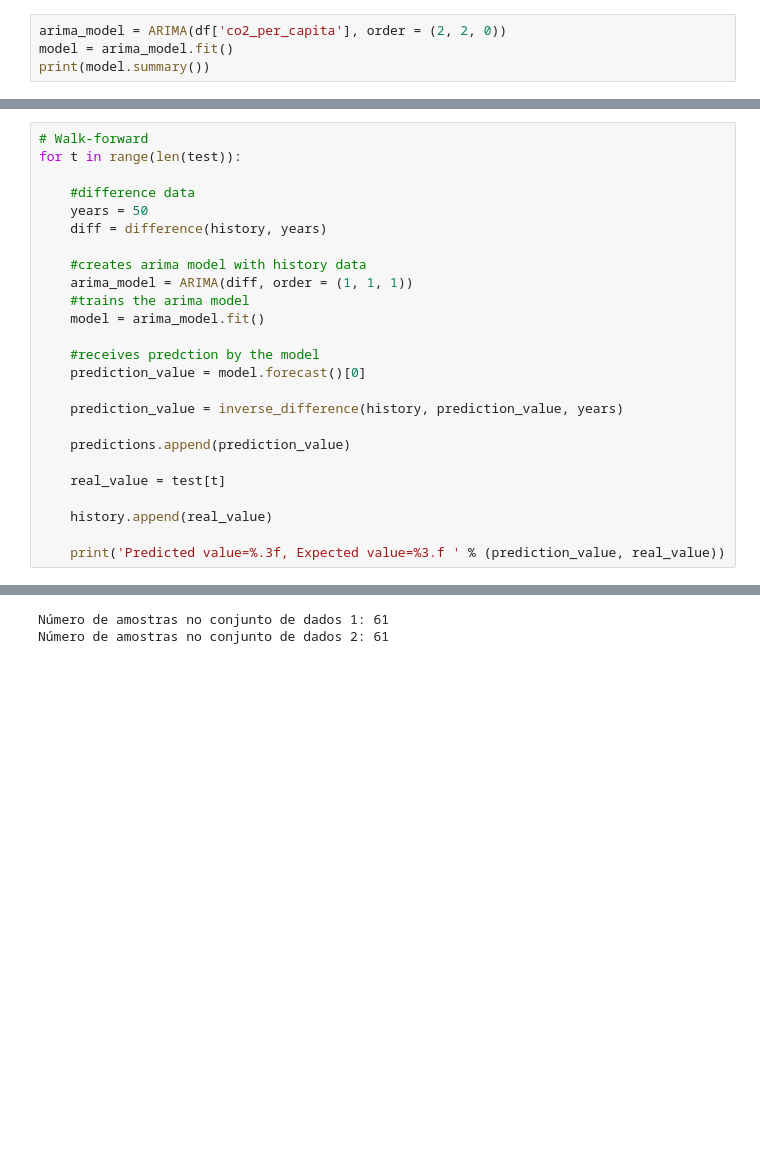
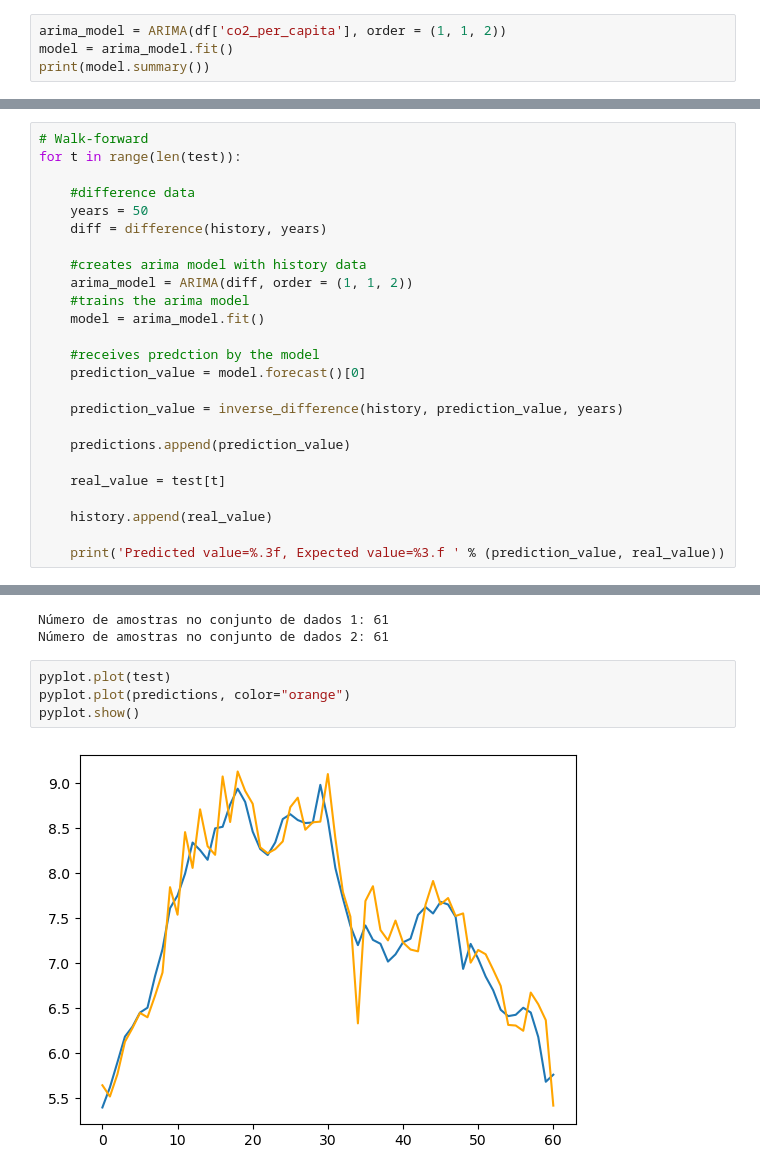
Before and after one commit to L-dos-Santos/final-project, a Jupyter notebook: Final Project.ipynb, the cells around one changed output, grey strips where cells are left out. Saved outputs shown, nothing was run; the diff lists cells and outputs as text; blank space fills up the shorter version.

```diff
--- a/Final Project.ipynb
+++ b/Final Project.ipynb
@@ -354,5 +354,5 @@ print(aic_values)
 # %%
-arima_model = ARIMA(df['co2_per_capita'], order = (2, 2, 0))
+arima_model = ARIMA(df['co2_per_capita'], order = (1, 1, 2))
 model = arima_model.fit()
 print(model.summary())
 # %% [output]
@@ -578,7 +578,7 @@ for t in range(len(test)):
     diff = difference(history, years)
 
     #creates arima model with history data
-    arima_model = ARIMA(diff, order = (1, 1, 1))
+    arima_model = ARIMA(diff, order = (1, 1, 2))
     #trains the arima model
     model = arima_model.fit()
 
@@ -626,3 +626,9 @@ print("Número de amostras no conjunto de dados 2:", test.shape[0])
 # %% [output]
 Número de amostras no conjunto de dados 1: 61
 Número de amostras no conjunto de dados 2: 61
+# %%
+pyplot.plot(test)
+pyplot.plot(predictions, color="orange")
+pyplot.show()
+# %% [output]
+[figure, added]
```
Also changed, not shown: parts of 5 cells of this notebook.
